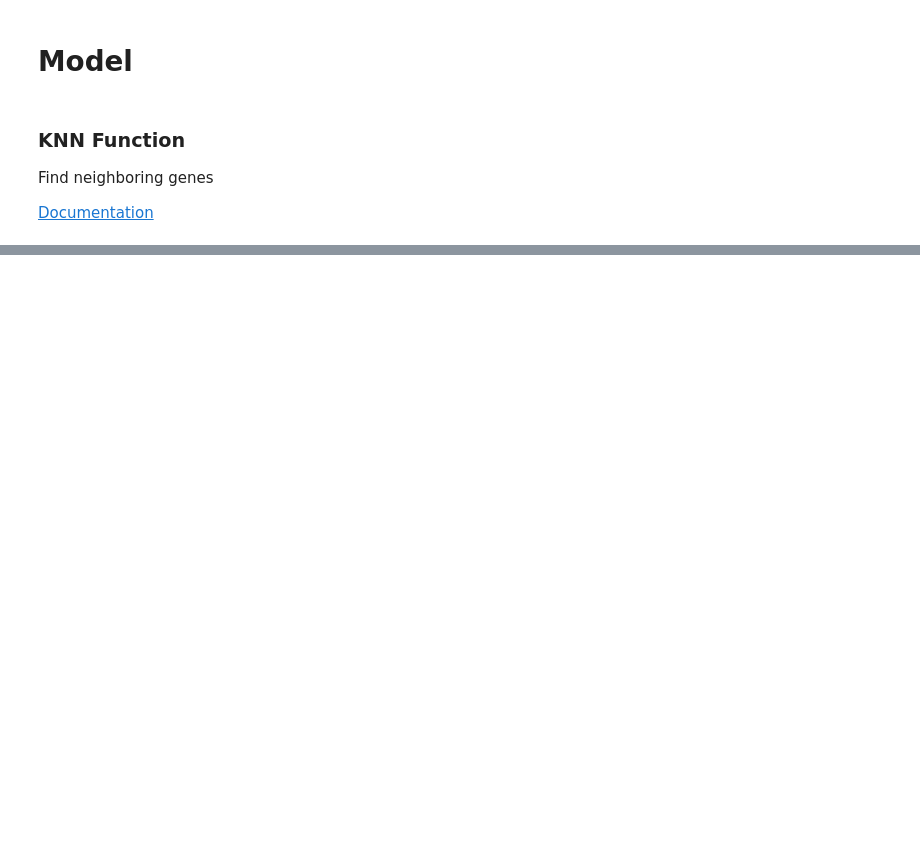
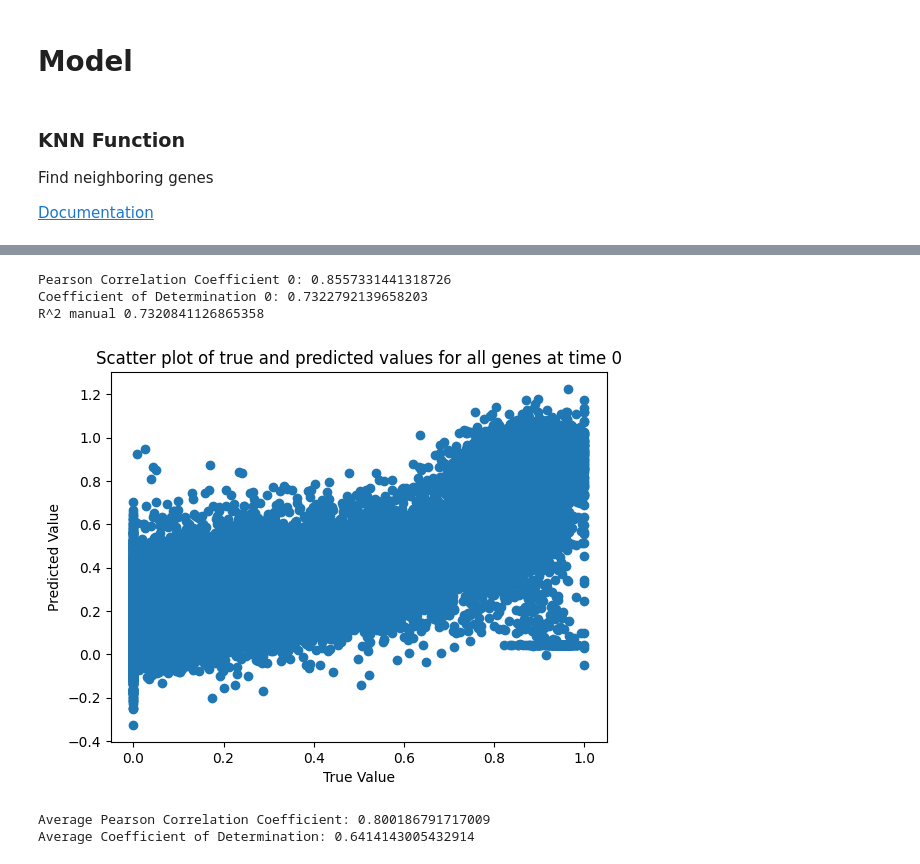
Before and after one commit to Michell203/DingLab, a Jupyter notebook: DLabCode.ipynb, the cells around one changed output, grey strips where cells are left out. Saved outputs shown, nothing was run; the diff lists cells and outputs as text; code cells hidden in the pictures; blank space fills up the shorter version.

Commit message:
Evaluated model with MAE, MSE, R^2

```diff
--- a/DLabCode.ipynb
+++ b/DLabCode.ipynb
@@ -179,0 +503,48 @@ def format_input(g): # Shape input to our desired format: [g1,...,gt,n1,...,nt,1
+# %%
+# Calculate correlation for predicted and truth value for all genes, at a specific time point
+def correlation_timepoint(time_point, printB=False, plot=False):
+  if time_point >= len(bulks_adata.obs):
+    print(f'Time point {time_point} out of range')
+    return None
+
+  y_truth = np.zeros(len(bulks_adata.var))
+  y_pred = np.zeros(len(bulks_adata.var))
+
+  for i in range(len(bulks_adata.var)):
+    gene_i = pick_gene(i)
+    formatted_input = format_input(gene_i)
+
+    masked, y = mask([time_point], formatted_input)
+    masked, y = torch.tensor(masked, dtype=torch.float32), torch.tensor(y[0], dtype=torch.float32)
+
+    prediction = model(masked) # Get predicted value for masked time_point
+
+    y_truth[i] = y.item()
+    y_pred[i] = prediction.item()
+
+  SSR = np.square((y_truth-y_pred)).sum()
+  SST = np.square((y_truth-y_truth.mean())).sum()
+  R_square = 1 - SSR/SST
+
+  r = scipy.stats.pearsonr(y_truth, y_pred)
+  r_square = r[0]**2
+
+  if printB:
+    print(f'Pearson Correlation Coefficient (R) {time_point}: {r[0]}')
+    print(f'Coefficient of Determination (R^2) {time_point}: {r_square}')
+    print(f'R^2 manual {R_square}')
+
+  if plot:
+    plt.title(f"Scatter plot of true and predicted values for all genes at time {time_point}")
+    plt.scatter(y_truth, y_pred)
+    plt.xlabel('True Value')
+    plt.ylabel('Predicted Value')
+    plt.show()
+  return r[0]
+# %%
+r_0 = correlation_timepoint(0, True, True)
+# %% [output]
+Pearson Correlation Coefficient 0: 0.8557331441318726
+Coefficient of Determination 0: 0.7322792139658203
+R^2 manual 0.7320841126865358
+[figure, added]
@@ -179,0 +569,5 @@ def format_input(g): # Shape input to our desired format: [g1,...,gt,n1,...,nt,1
+# %%
+avg_r, avg_r_square = correlation_avg(printB=True)
+# %% [output]
+Average Pearson Correlation Coefficient: 0.800186791717009
+Average Coefficient of Determination: 0.6414143005432914
```
Also changed, not shown: parts of 34 cells of this notebook.
